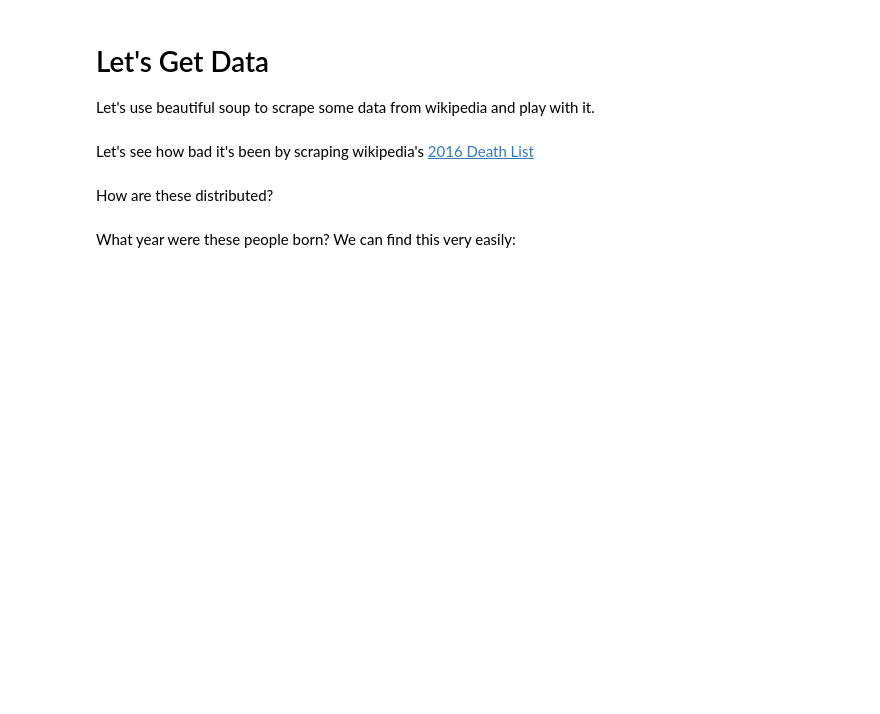
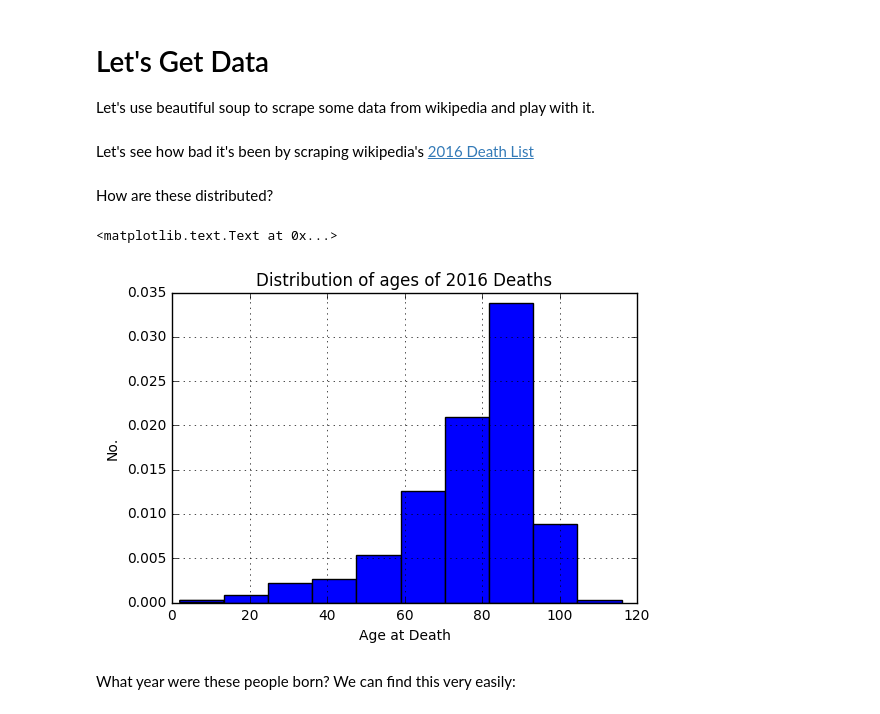
Before and after one commit to nowaycomputer/2016_celebs, a Jupyter notebook: 2016 Celebrity Deaths.ipynb, the cells around one changed output. Cells and saved outputs as stored; diff of their text form; code cells hidden in the pictures; blank space fills up the shorter version.

```diff
--- a/2016 Celebrity Deaths.ipynb
+++ b/2016 Celebrity Deaths.ipynb
@@ -48,11 +51,14 @@ deaths_2016=get_2016_deaths()
 # %% [markdown]
 How are these distributed?
 # %%
-s_2016 = pd.Series(deaths_2016)
+s_2016 = pd.Series(get_year_deaths(2016))
 az=s_2016.hist(normed=True)
 az.set_xlabel('Age at Death')
 az.set_ylabel('No.')
 az.set_title('Distribution of ages of 2016 Deaths')
+# %% [output]
+<matplotlib.text.Text at 0x...>
+[figure, added]
 # %% [markdown]
 What year were these people born? We can find this very easily:
 # %%
```
Also changed, not shown: parts of 30 cells of this notebook.
